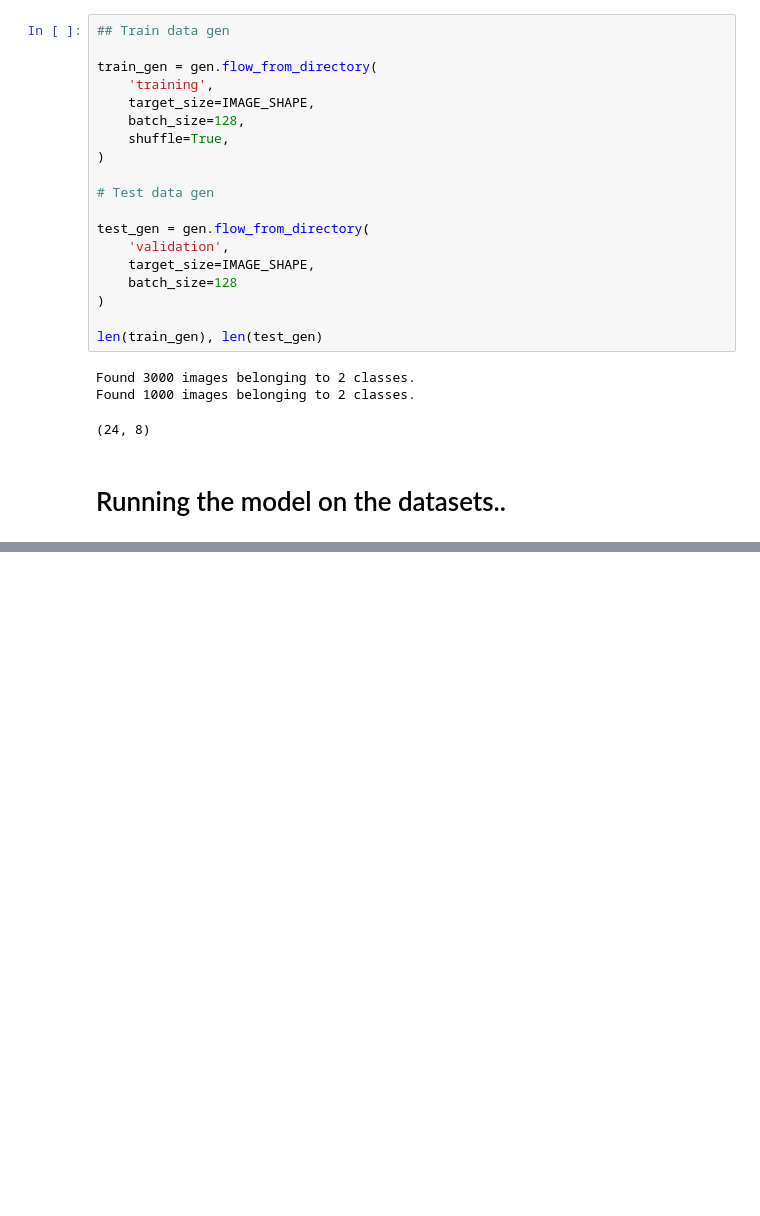
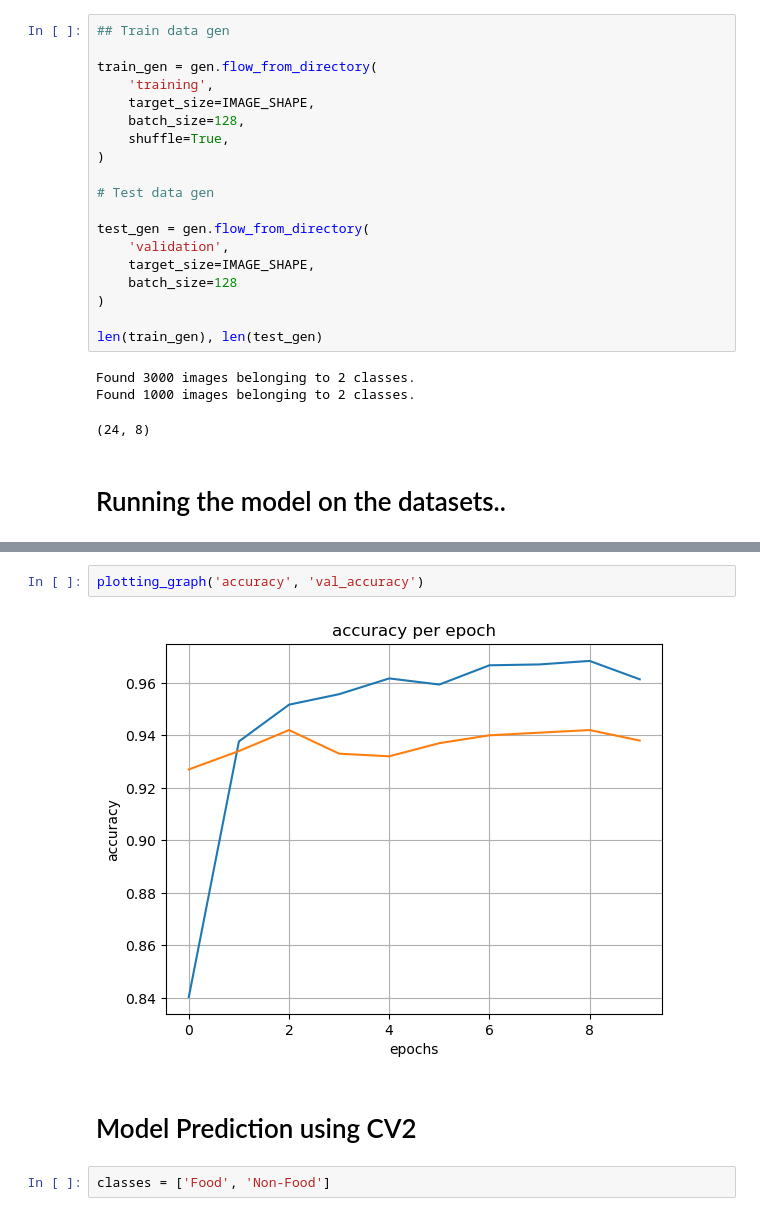
Before and after one commit to anishka07/transfer_learning, a Jupyter notebook: vgg16.ipynb, the cells around one changed output, grey strips where cells are left out. Saved outputs shown, nothing was run; the diff lists cells and outputs as text; blank space fills up the shorter version.

Commit message:
A model prediction function is added with minor changes in the code.

```diff
--- a/vgg16.ipynb
+++ b/vgg16.ipynb
@@ -144,0 +143,8 @@ plt.show();
+# %%
+plotting_graph('accuracy', 'val_accuracy')
+# %% [output]
+[figure, added]
+# %% [markdown]
+# Model Prediction using CV2
+# %%
+classes = ['Food', 'Non-Food']
```
Also changed, not shown: parts of 15 cells of this notebook.
